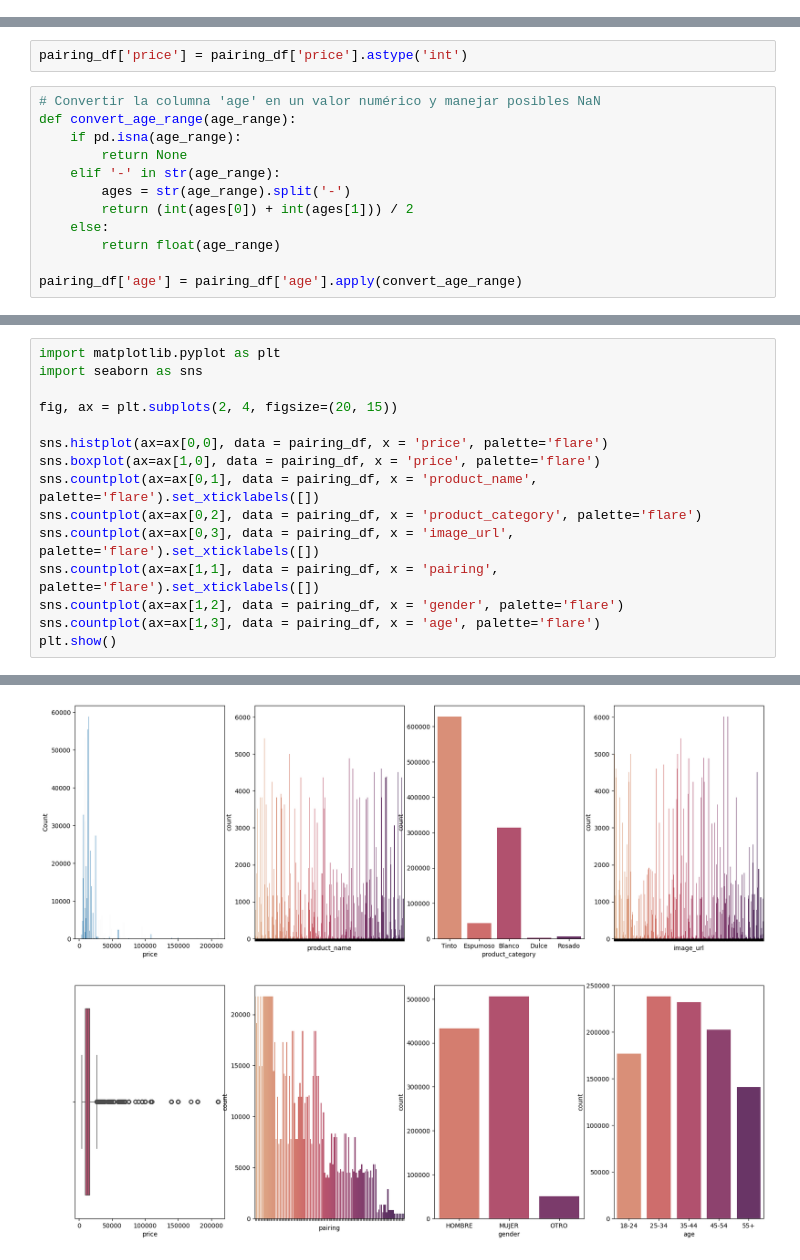
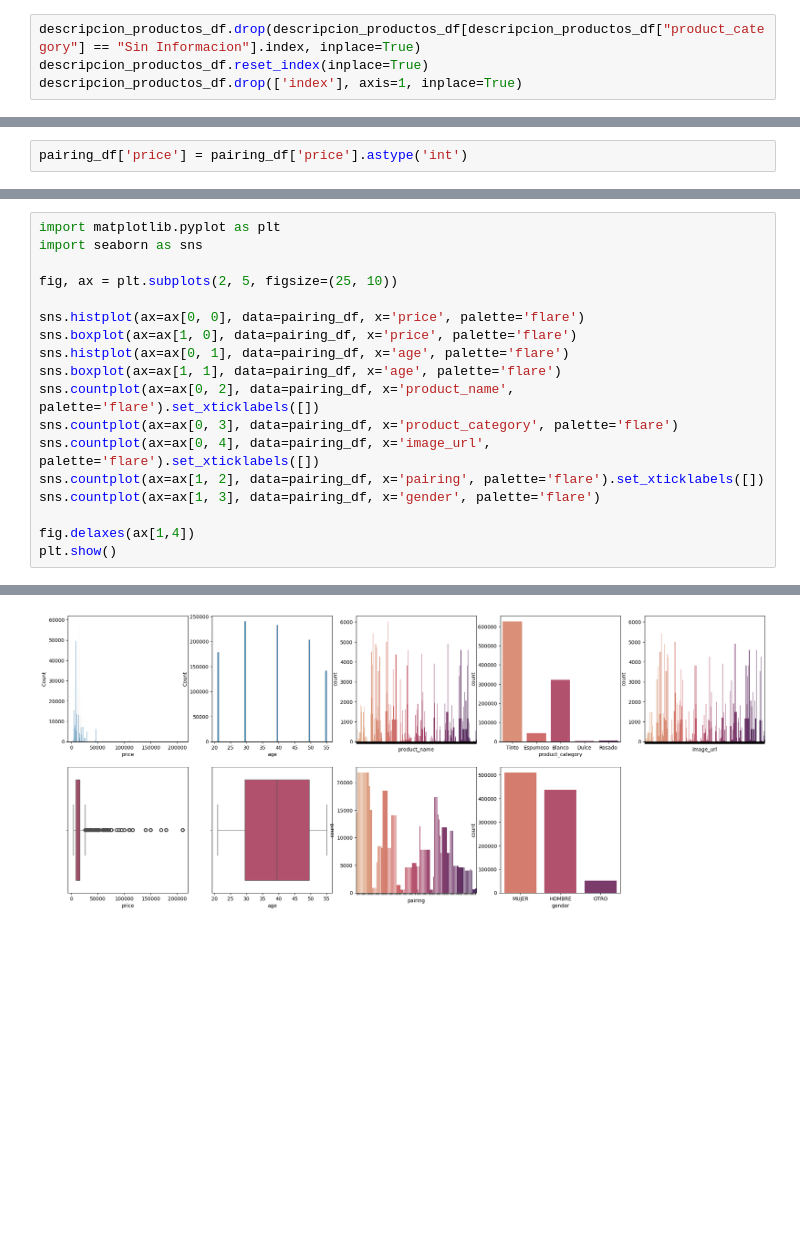
Before and after one commit to fevc08/final_project_4geek, a Jupyter notebook: src/alterno.ipynb, the cells around one changed output, grey strips where cells are left out. Saved outputs shown, nothing was run; the diff lists cells and outputs as text; blank space fills up the shorter version.

```diff
--- a/src/alterno.ipynb
+++ b/src/alterno.ipynb
@@ -475,6 +475,10 @@ descripcion_productos_df.head()
 | 3 | https://cav.cl//tienda/producto/c... | 14332 | 31586 | Concha y Toro Terrunyo Carmenere ... | Concha Y Toro | Tinto | ... |
 | 4 | https://cav.cl//tienda/producto/l... | 13883 | 30744 | La Rosa Cornellana Volcano Sedime... | La Rosa | Tinto | ... |
 5 rows × 29 columns
+# %%
+descripcion_productos_df.drop(descripcion_productos_df[descripcion_productos_df["product_category"] == "Sin Informacion"].index, inplace=True)
+descripcion_productos_df.reset_index(inplace=True)
+descripcion_productos_df.drop(['index'], axis=1, inplace=True)
 # %%
 con = sqlite3.connect("../data/raw/wine_store.db")
 
@@ -688,17 +714,5 @@ pairing_df.head()
 # %%
 pairing_df['price'] = pairing_df['price'].astype('int')
-# %%
-# Convertir la columna 'age' en un valor numérico y manejar posibles NaN
-def convert_age_range(age_range):
-    if pd.isna(age_range):
-        return None
-    elif '-' in str(age_range):
-        ages = str(age_range).split('-')
-        return (int(ages[0]) + int(ages[1])) / 2
-    else:
-        return float(age_range)
-
-pairing_df['age'] = pairing_df['age'].apply(convert_age_range)
 # %%
 pairing_df.info()
 # %% [output]
@@ -720,16 +734,19 @@ memory usage: 49.2+ MB
 import matplotlib.pyplot as plt
 import seaborn as sns
 
-fig, ax = plt.subplots(2, 4, figsize=(20, 15))
+fig, ax = plt.subplots(2, 5, figsize=(25, 10))
 
-sns.histplot(ax=ax[0,0], data = pairing_df, x = 'price', palette='flare')
-sns.boxplot(ax=ax[1,0], data = pairing_df, x = 'price', palette='flare')
-sns.countplot(ax=ax[0,1], data = pairing_df, x = 'product_name', palette='flare').set_xticklabels([])
-sns.countplot(ax=ax[0,2], data = pairing_df, x = 'product_category', palette='flare')
-sns.countplot(ax=ax[0,3], data = pairing_df, x = 'image_url', palette='flare').set_xticklabels([])
-sns.countplot(ax=ax[1,1], data = pairing_df, x = 'pairing', palette='flare').set_xticklabels([])
-sns.countplot(ax=ax[1,2], data = pairing_df, x = 'gender', palette='flare')
-sns.countplot(ax=ax[1,3], data = pairing_df, x = 'age', palette='flare')
+sns.histplot(ax=ax[0, 0], data=pairing_df, x='price', palette='flare')
+sns.boxplot(ax=ax[1, 0], data=pairing_df, x='price', palette='flare')
+sns.histplot(ax=ax[0, 1], data=pairing_df, x='age', palette='flare')
+sns.boxplot(ax=ax[1, 1], data=pairing_df, x='age', palette='flare')
+sns.countplot(ax=ax[0, 2], data=pairing_df, x='product_name', palette='flare').set_xticklabels([])
+sns.countplot(ax=ax[0, 3], data=pairing_df, x='product_category', palette='flare')
+sns.countplot(ax=ax[0, 4], data=pairing_df, x='image_url', palette='flare').set_xticklabels([])
+sns.countplot(ax=ax[1, 2], data=pairing_df, x='pairing', palette='flare').set_xticklabels([])
+sns.countplot(ax=ax[1, 3], data=pairing_df, x='gender', palette='flare')
+
+fig.delaxes(ax[1,4])
 plt.show()
 # %% [output]
 Passing `palette` without assigning `hue` is deprecated and will be removed in v0.14.0. Assign the `y` variable to `hue` and set `legend=False` for the same effect.
@@ -752 +769 @@ Passing `palette` without assigning `hue` is deprecated and will be removed in v
-[figure, old version]
+[figure, new version]
```
Also changed, not shown: parts of 15 cells of this notebook.
